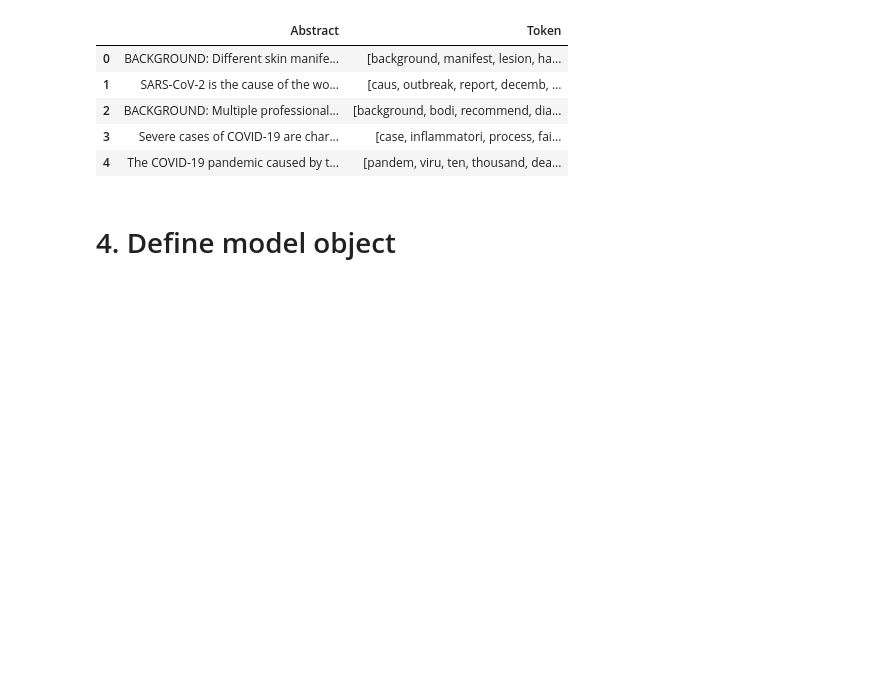
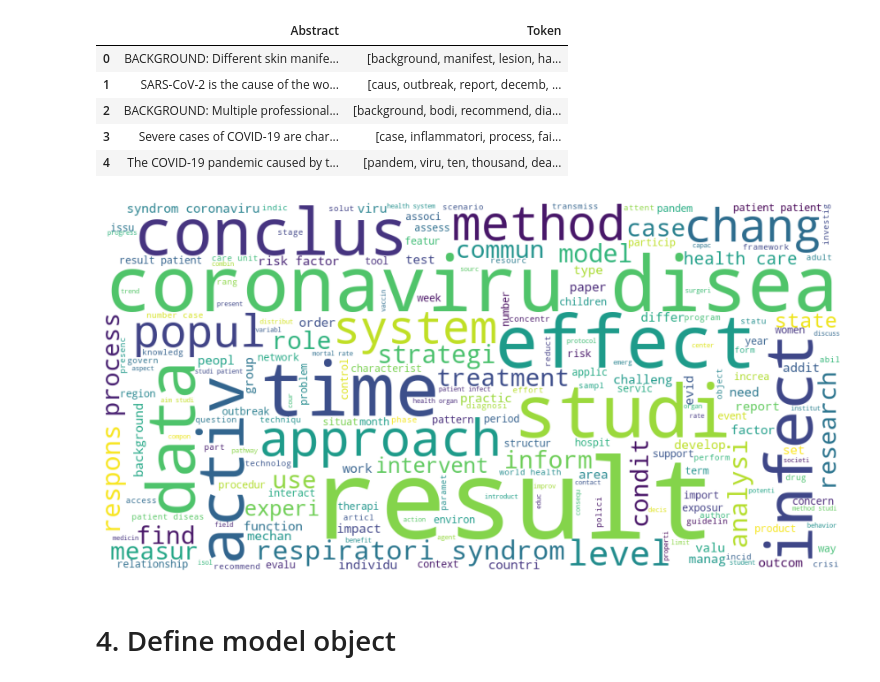
Before and after one commit to leizhipeng/covid19_textmining, a Jupyter notebook: topic_modeling_COVID_2ndS.ipynb, the cells around one changed output. Saved outputs shown, nothing was run; the diff lists cells and outputs as text; code cells hidden in the pictures; blank space fills up the shorter version.

```diff
--- a/topic_modeling_COVID_2ndS.ipynb
+++ b/topic_modeling_COVID_2ndS.ipynb
@@ -96,14 +105,14 @@ Sentence level preprocess
 * Some basic normalization
 # %%
 import re
-def preprocess_sent(rw):
+def preprocess_sent(docs):
     """
-    Get sentence level preprocessed data from raw review texts
+    Get sentence level preprocessed data from raw texts
     :param rw: review to be processed
     :return: sentence level pre-processed review
     """
     # Add missing delimiter: xxxThis is a --> xxx.
-    s = re.sub(r'([a-z])([A-Z])', r'\1\. \2', rw)  # before lower case
+    s = re.sub(r'([a-z])([A-Z])', r'\1\. \2', docs)  # before lower case
     # Make words all lower case.
     s = s.lower()
     # Remove < and >
@@ -146,16 +155,16 @@ stop_words = (list(
     |set(get_stop_words('sv'))
     |set(get_stop_words('sk'))
     |set(get_stop_words('nl'))
-    |set(["abstract","d"])
+    |set(["abstract","d","background", "methods", "results", "conclusion"])
 ))
 # %%
 from nltk.tokenize import word_tokenize
 def preprocess_word(s):
     """
     Get word level preprocessed data from preprocessed sentences
-    including: remove punctuation, select noun, fix typo, stem, stop_words
+    including: remove punctuation, select noun, stem, stop_words
     :param s: sentence to be processed
-    :return: word level pre-processed review
+    :return: word level pre-processed documents
     """
     if not s:
         return None
@@ -179,6 +193,18 @@ samp_pd.head()
 | 2 | BACKGROUND: Multiple professional... | [background, bodi, recommend, dia... |
 | 3 | Severe cases of COVID-19 are char... | [case, inflammatori, process, fai... |
 | 4 | The COVID-19 pandemic caused by t... | [pandem, viru, ten, thousand, dea... |
+# %%
+from wordcloud import WordCloud
+unique_string=" ".join([ " ".join(tl) for tl in token_lists])
+wordcloud = WordCloud(width = 1000, height = 500, background_color='white').generate(unique_string)
+plt.figure(figsize=(15,8))
+plt.imshow(wordcloud)
+plt.axis("off")
+plt.savefig("word_cloud"+".png", bbox_inches='tight')
+plt.show()
+plt.close()
+# %% [output]
+[figure, added]
 # %% [markdown]
 # 4. Define model object
 # %%
```
Also changed, not shown: parts of 16 cells of this notebook, 9 other files.
